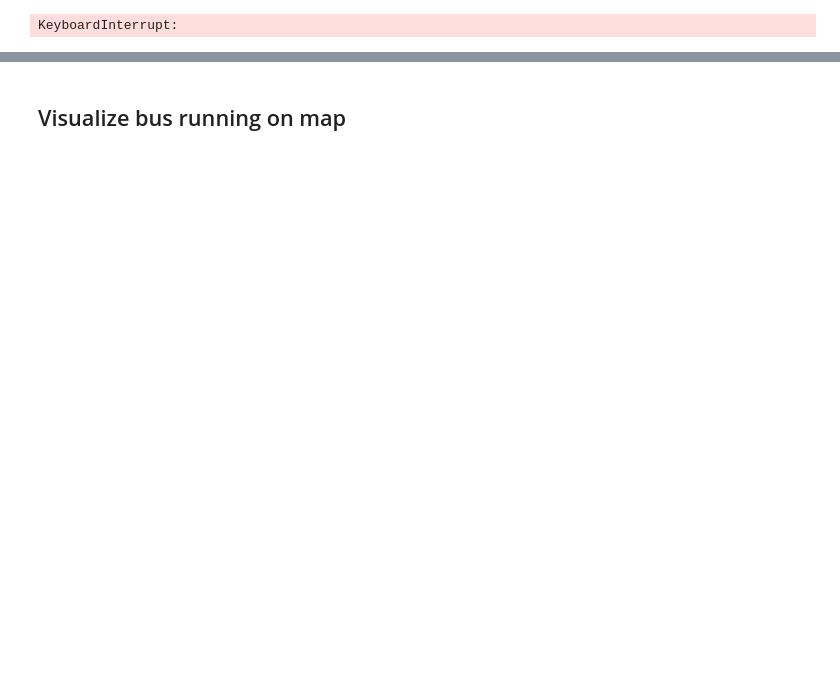
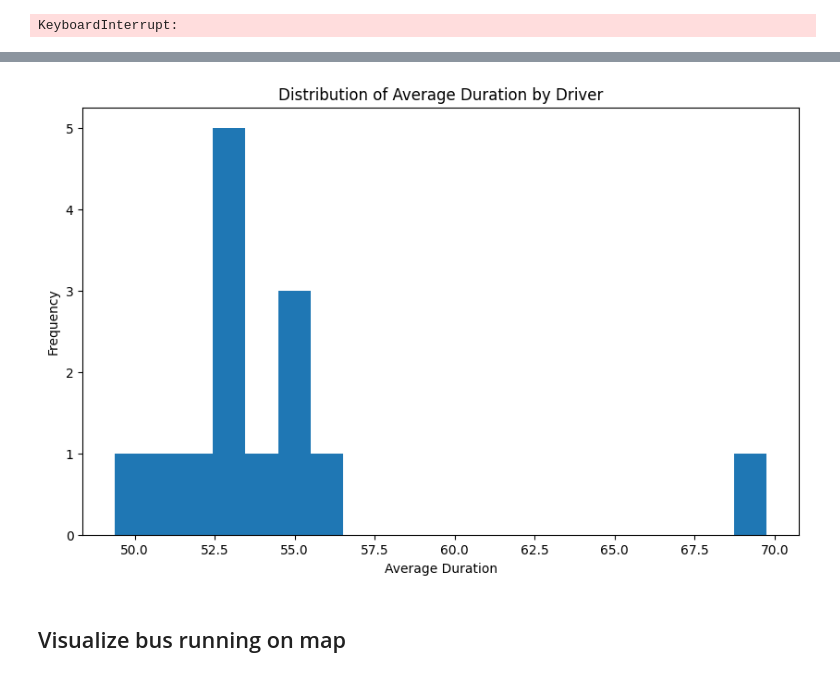
Before and after one commit to Ginushmal/DSE-Project-Bus-Arrival-time-Prediction-GRP29, a Jupyter notebook: Baqir/clustering_bq.ipynb, the cells around one changed output, grey strips where cells are left out. Drawn from its saved outputs; the diff is of its cells as text; code cells hidden in the pictures; blank space fills up the shorter version.

```diff
--- a/Baqir/clustering_bq.ipynb
+++ b/Baqir/clustering_bq.ipynb
@@ -352,3 +427,21 @@ def DBA_update(center, series, cost_mat, path_mat, delta_mat, tmp_delta_mat):
+# %%
+import pandas as pd
+import matplotlib.pyplot as plt
+
+# Load the data from a CSV file
+
+# Group the data by driver and calculate the average duration for each driver
+grouped_data = all_trips_data.groupby('deviceid')['duration_in_mins'].mean().reset_index(name='average_duration')
+
+# Plot the data using a histogram
+fig, ax = plt.subplots(figsize=(10, 6))
+ax.hist(grouped_data['average_duration'], bins=20)
+plt.xlabel('Average Duration')
+plt.ylabel('Frequency')
+plt.title('Distribution of Average Duration by Driver')
+plt.show()
+# %% [output]
+[figure, added]
 # %% [markdown]
 ## Visualize bus running on map
 # %%
```
Also changed, not shown: parts of 8 cells of this notebook, 19 other files.
